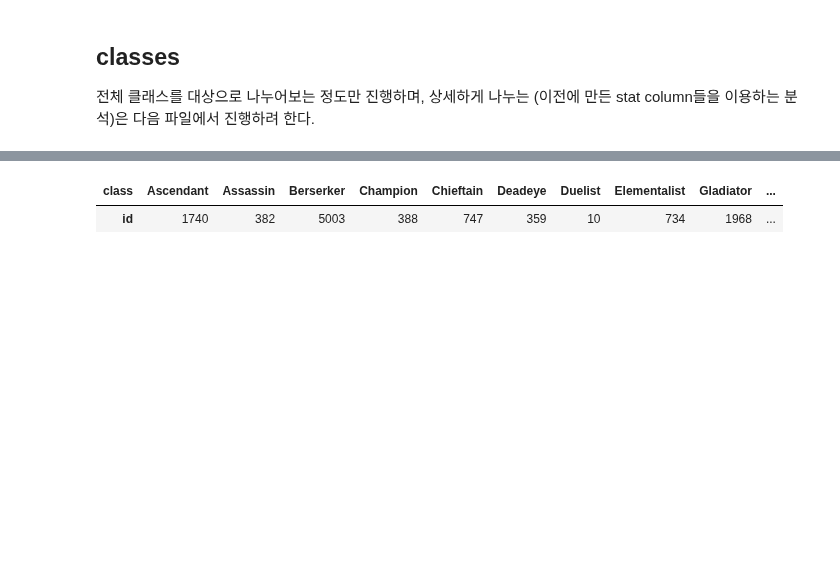
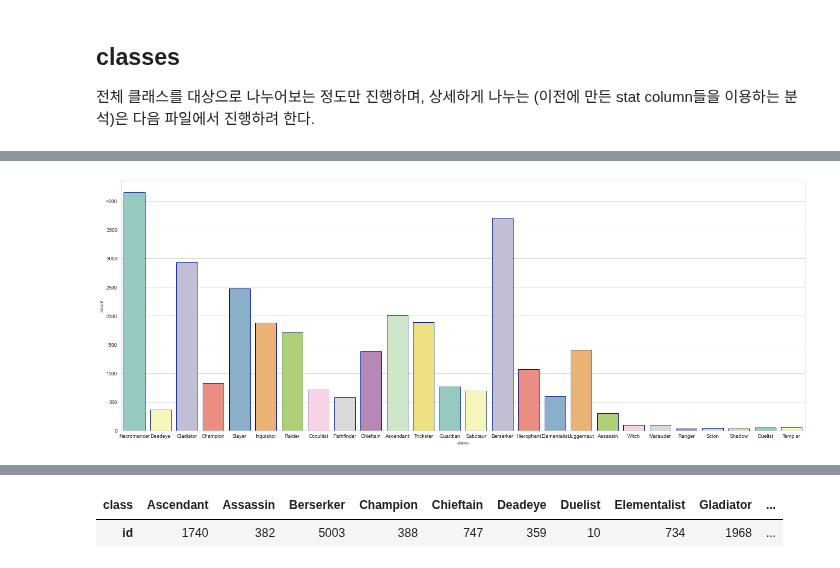
Before and after one commit to Angela-Park-JE/TIL_ver1, a Jupyter notebook: ToyPJT-POE_user/poe_stats_3_EDA_1.ipynb, the cells around one changed output, grey strips where cells are left out. Cells and saved outputs as stored; diff of their text form; code cells hidden in the pictures; blank space fills up the shorter version.

```diff
--- a/ToyPJT-POE_user/poe_stats_3_EDA_1.ipynb
+++ b/ToyPJT-POE_user/poe_stats_3_EDA_1.ipynb
@@ -493,0 +496,10 @@ plt.show()
+# %%
+# hc classes
+
+plt.rcParams["figure.figsize"] = (24, 9)
+sns.set_style('whitegrid')
+sns.countplot(data = hc, x = 'class',
+              palette="Set3", edgecolor=sns.color_palette("dark", 1)) #palette = Accent
+plt.show()
+# %% [output]
+[figure, added]
```
Also changed, not shown: parts of 21 cells of this notebook.
